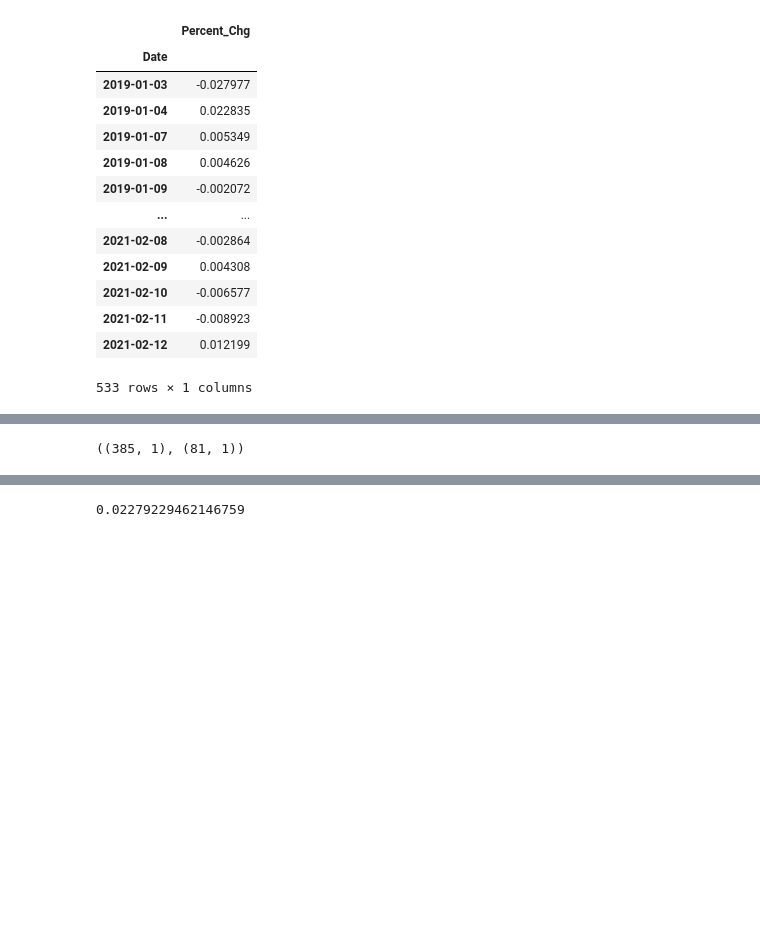
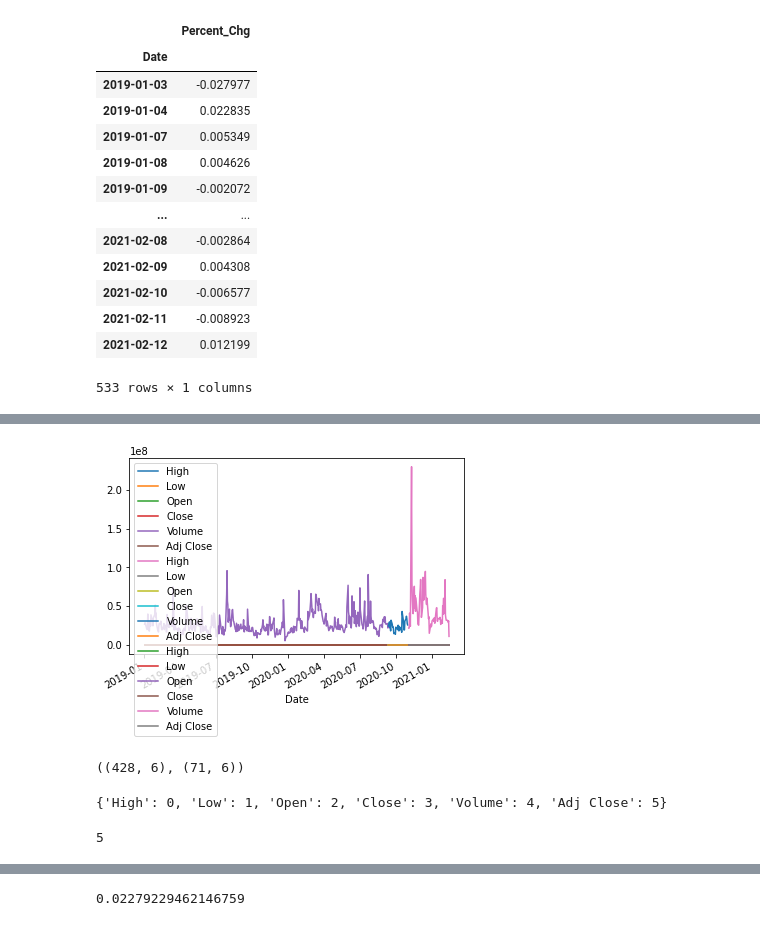
Before and after one commit to davidrtorres/Model-5-Stock-Price-Forecasting, a Jupyter notebook: Capstone_2_12_21-Working Draft.ipynb, the cells around one changed output, grey strips where cells are left out. Drawn from its saved outputs; the diff is of its cells as text; code cells hidden in the pictures; blank space fills up the shorter version.

```diff
--- a/Capstone_2_12_21-Working Draft.ipynb
+++ b/Capstone_2_12_21-Working Draft.ipynb
@@ -261 +302,15 @@ test_scaled = scaler.transform(test)
+# %%
+def train_test_val(dataset_delta_AMAZN, date1='2020-09-11', date2='2020-11-01'):
+    train = dataset_delta_AMAZN[:date1]#'2020-09-11'
+    val = dataset_delta_AMAZN[date1:date2]
+    test = dataset_delta_AMAZN[date2:] #2021-02-12
+    ax = train.plot()
+    val.plot(ax=ax)
+    test.plot(ax=ax)
+
+    return train, val, test
+# %%
+train, val, test= train_test_val(df)
+# %% [output]
+[figure, added]
 # %%
@@ -267,6 +324,6 @@ test_scaled = scaler.transform(test)
 # test_size = len(dataset) - train_size
 # train, test = dataset[0:train_size,:], dataset[train_size:len(dataset),:]
 # %%
-train.shape, test.shape,
+train.shape, test.shape
 # %% [output]
-((385, 1), (81, 1))
+((428, 6), (71, 6))
@@ -275 +330,12 @@ look_back = 3
+# %%
+look_back = 10
+batch_size=3
+col_index = {v:k for k,v in enumerate(train.columns)}
+col_index
+# %% [output]
+{'High': 0, 'Low': 1, 'Open': 2, 'Close': 3, 'Volume': 4, 'Adj Close': 5}
+# %%
+col_index['Adj Close']
+# %% [output]
+5
 # %%
```
Also changed, not shown: parts of 17 cells of this notebook.
